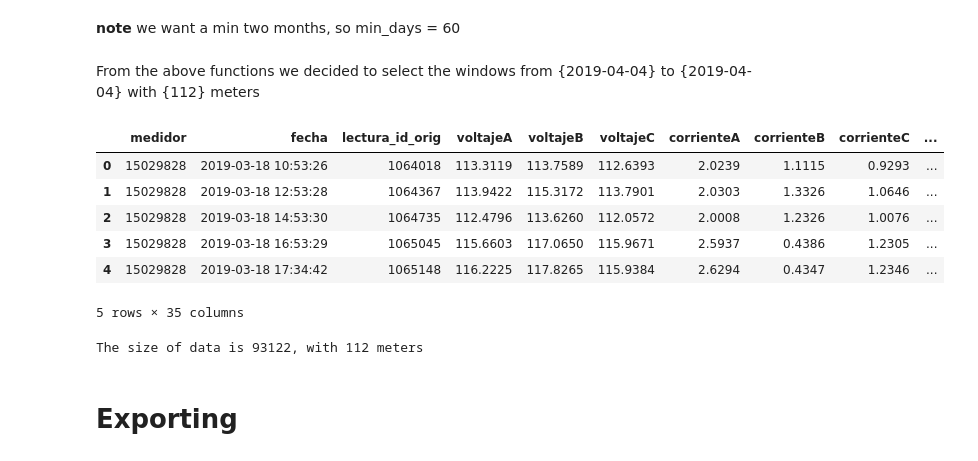
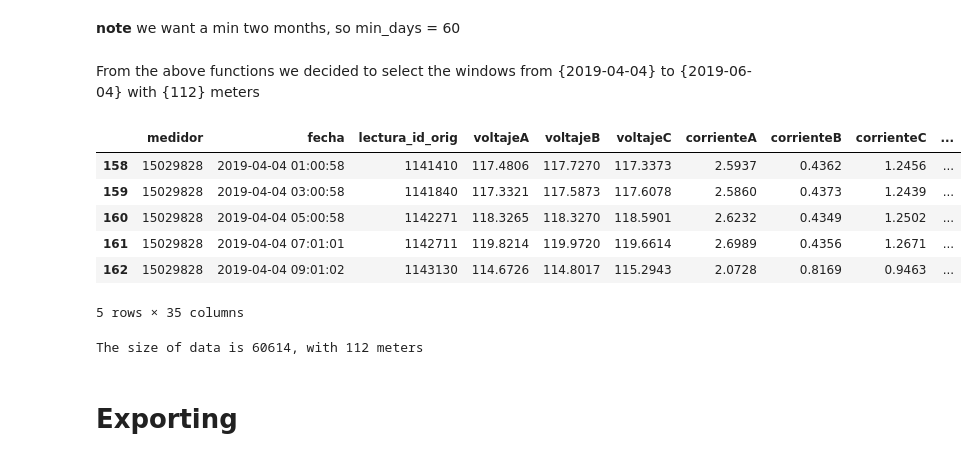
Before and after one commit to aaorella/Energy_Smart_Meters-Exploratory_Analysis, a Jupyter notebook: 1.DataPreparing.ipynb, the cells around one changed output. Cells and saved outputs as stored; diff of their text form; code cells hidden in the pictures.

Commit message:
Correccion de medidores filtrados por fecha

```diff
--- a/1.DataPreparing.ipynb
+++ b/1.DataPreparing.ipynb
@@ -120,7 +120,7 @@ Some rows have voltages like 18 but it does not have sense so let's multiply it
 # %%
 df_m2_corrected = df_m2
 # %%
-for_update_df = ((df_m2_corrected[["voltajeA", "voltajeB", "voltajeC", "angvoltajeB", "angvoltajeC"]]).applymap(lambda x: x if (x>=10) else x*10))
+for_update_df = ((df_m2_corrected[["voltajeA", "voltajeB", "voltajeC", "angvoltajeB", "angvoltajeC"]]).applymap(lambda x: x if ((x/10)>=10) else x*10))
 # %%
 df_m2_corrected.update(for_update_df)
 # %% [markdown]
@@ -434,22 +434,23 @@ From 2019-04-04  to 2019-06-04  with 61 days, we have 112 meters
 # %% [markdown]
 **note** we want a min two months, so min_days = 60
 # %% [markdown]
-From the above functions we decided to select the windows from {2019-04-04} to {2019-04-04} with {112} meters
+From the above functions we decided to select the windows from {2019-04-04} to {2019-06-04} with {112} meters
 # %%
 df_f2 = df_f11[df_f11["medidor"].isin(meters3)]
+df_f2 = df_f2[(df_f2["fecha"] > "2019-04-04") & ((df_f2["fecha"] < "2019-06-04")) ]
 df_f2.head()
 # %% [output]
 |  | medidor | fecha | lectura_id_orig | voltajeA | voltajeB | voltajeC | corrienteA | corrienteB | corrienteC | ... |
-| 0 | 15029828 | 2019-03-18 10:53:26 | 1064018 | 113.3119 | 113.7589 | 112.6393 | 2.0239 | 1.1115 | 0.9293 | ... |
-| 1 | 15029828 | 2019-03-18 12:53:28 | 1064367 | 113.9422 | 115.3172 | 113.7901 | 2.0303 | 1.3326 | 1.0646 | ... |
-| 2 | 15029828 | 2019-03-18 14:53:30 | 1064735 | 112.4796 | 113.6260 | 112.0572 | 2.0008 | 1.2326 | 1.0076 | ... |
-| 3 | 15029828 | 2019-03-18 16:53:29 | 1065045 | 115.6603 | 117.0650 | 115.9671 | 2.5937 | 0.4386 | 1.2305 | ... |
-| 4 | 15029828 | 2019-03-18 17:34:42 | 1065148 | 116.2225 | 117.8265 | 115.9384 | 2.6294 | 0.4347 | 1.2346 | ... |
+| 158 | 15029828 | 2019-04-04 01:00:58 | 1141410 | 117.4806 | 117.7270 | 117.3373 | 2.5937 | 0.4362 | 1.2456 | ... |
+| 159 | 15029828 | 2019-04-04 03:00:58 | 1141840 | 117.3321 | 117.5873 | 117.6078 | 2.5860 | 0.4373 | 1.2439 | ... |
+| 160 | 15029828 | 2019-04-04 05:00:58 | 1142271 | 118.3265 | 118.3270 | 118.5901 | 2.6232 | 0.4349 | 1.2502 | ... |
+| 161 | 15029828 | 2019-04-04 07:01:01 | 1142711 | 119.8214 | 119.9720 | 119.6614 | 2.6989 | 0.4356 | 1.2671 | ... |
+| 162 | 15029828 | 2019-04-04 09:01:02 | 1143130 | 114.6726 | 114.8017 | 115.2943 | 2.0728 | 0.8169 | 0.9463 | ... |
 5 rows × 35 columns
 # %%
 print("The size of data is {}, with {} meters".format(len(df_f2), df_f2.medidor.nunique()))
 # %% [output]
-The size of data is 93122, with 112 meters
+The size of data is 60614, with 112 meters
 # %% [markdown]
 # Exporting
 # %% [markdown]
```
Also changed, not shown: parts of 1 cell of this notebook, 7 other files.
